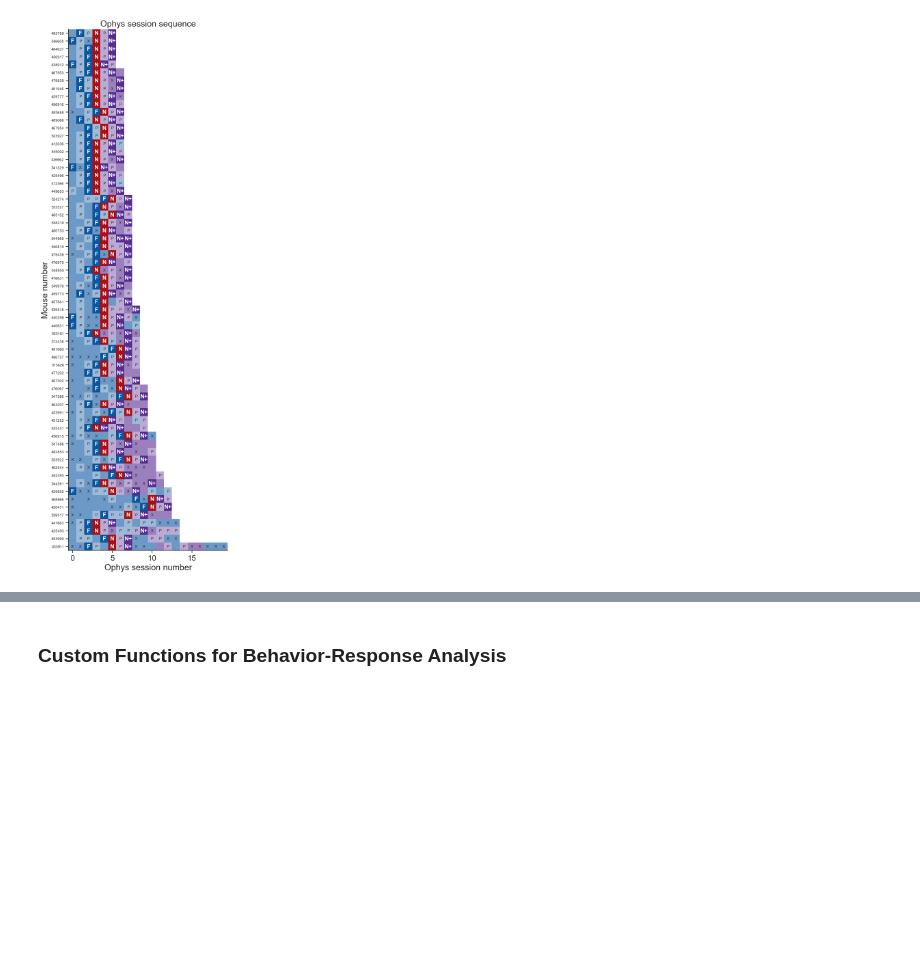
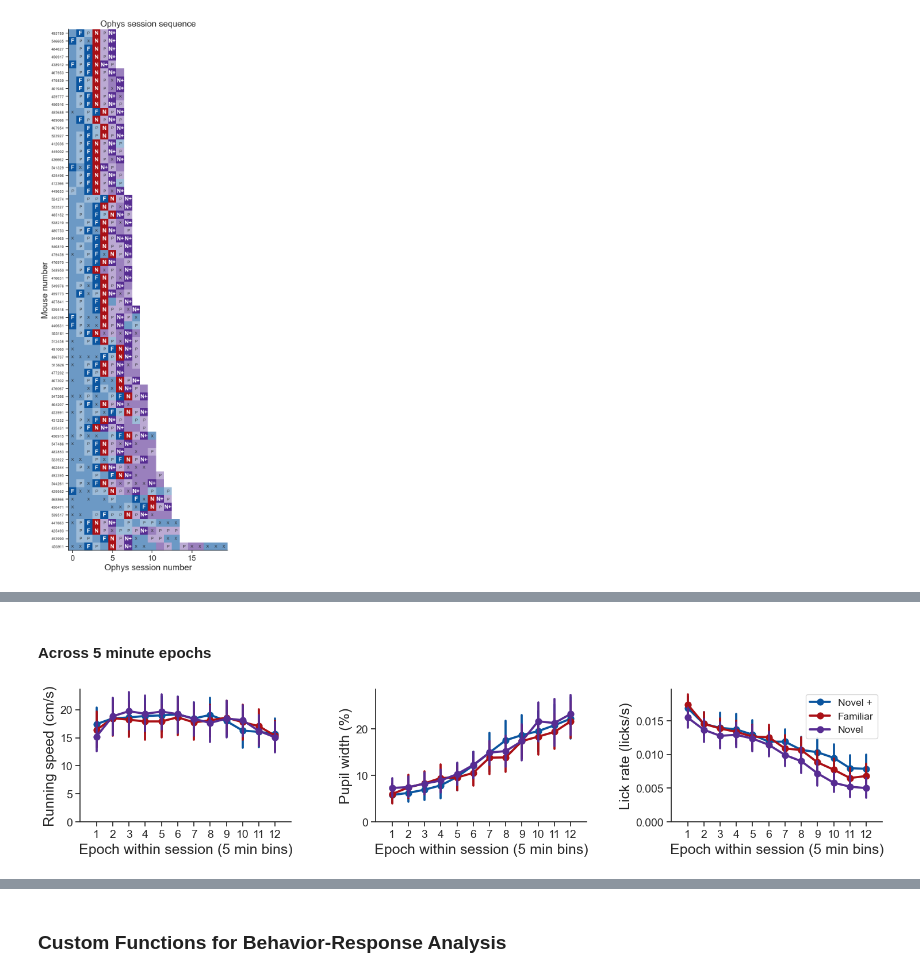
Before and after one commit to AllenInstitute/visual_behavior_analysis, a Jupyter notebook: notebooks/platform_paper_figures/figure_2_supplemental.ipynb, the cells around one changed output, grey strips where cells are left out. Saved outputs shown, nothing was run; the diff lists cells and outputs as text; code cells hidden in the pictures; blank space fills up the shorter version.

```diff
--- a/notebooks/platform_paper_figures/figure_2_supplemental.ipynb
+++ b/notebooks/platform_paper_figures/figure_2_supplemental.ipynb
@@ -708,0 +711,19 @@ Clipping input data to the valid range for imshow with RGB data ([0..1] for floa
+# %%
+#### Multi-session dataframes for behavior variables
+
+epoch_duration_mins = 5
+
+# Running speed
+running_speed_mdf_changes_epochs = loading.get_behavior_multi_session_df('running_speed', 'changes', platform_experiments, epoch_duration_mins=epoch_duration_mins)
+running_speed_mdf_images_epochs = loading.get_behavior_multi_session_df('running_speed', 'images', platform_experiments, epoch_duration_mins=epoch_duration_mins)
+running_speed_mdf_omissions_epochs = loading.get_behavior_multi_session_df('running_speed', 'omissions', platform_experiments, epoch_duration_mins=epoch_duration_mins)
+
+# Pupil width
+pupil_mdf_changes_epochs = loading.get_behavior_multi_session_df('pupil_width', 'changes', platform_experiments, epoch_duration_mins=epoch_duration_mins)
+pupil_mdf_images_epochs = loading.get_behavior_multi_session_df('pupil_width', 'images', platform_experiments, epoch_duration_mins=epoch_duration_mins)
+pupil_mdf_omissions_epochs = loading.get_behavior_multi_session_df('pupil_width', 'omissions', platform_experiments, epoch_duration_mins=epoch_duration_mins)
+
+# Lick rate
+lick_rate_mdf_changes_epochs = loading.get_behavior_multi_session_df('lick_rate', 'changes', platform_experiments, epoch_duration_mins=epoch_duration_mins)
+lick_rate_mdf_images_epochs = loading.get_behavior_multi_session_df('lick_rate', 'images', platform_experiments, epoch_duration_mins=epoch_duration_mins)
+lick_rate_mdf_omissions_epochs = loading.get_behavior_multi_session_df('lick_rate', 'omissions', platform_experiments, epoch_duration_mins=epoch_duration_mins)
@@ -708,0 +774,19 @@ Clipping input data to the valid range for imshow with RGB data ([0..1] for floa
+# %% [markdown]
+#### Across 5 minute epochs
+# %%
+figsize = (18, 3)
+fig, ax = plt.subplots(1, 3, figsize=figsize)
+
+i = 0
+ax[i] = ppf.plot_mean_response_by_epoch_all_cell_types(running_speed_mdf_images_epochs, metric='mean_response', horizontal=True, ymin=0,
+                                ylabel='Running speed (cm/s)', title='', legend=False, estimator=np.mean, max_epoch=11, ax=ax[i])
+
+i = 1
+ax[i] = ppf.plot_mean_response_by_epoch_all_cell_types(pupil_mdf_images_epochs, metric='mean_response', horizontal=True, ymin=0,
+                                ylabel='Pupil width (%)', title='', legend=False, estimator=np.mean, max_epoch=11, ax=ax[i])
+
+i = 2
+ax[i] = ppf.plot_mean_response_by_epoch_all_cell_types(lick_rate_mdf_images_epochs, metric='mean_response', horizontal=True, ymin=0,
+                                ylabel='Lick rate (licks/s)', title='', legend=True, estimator=np.mean, max_epoch=11, ax=ax[i])
+# %% [output]
+[figure, added]
```
Also changed, not shown: parts of 16 cells of this notebook, 5 other files.
